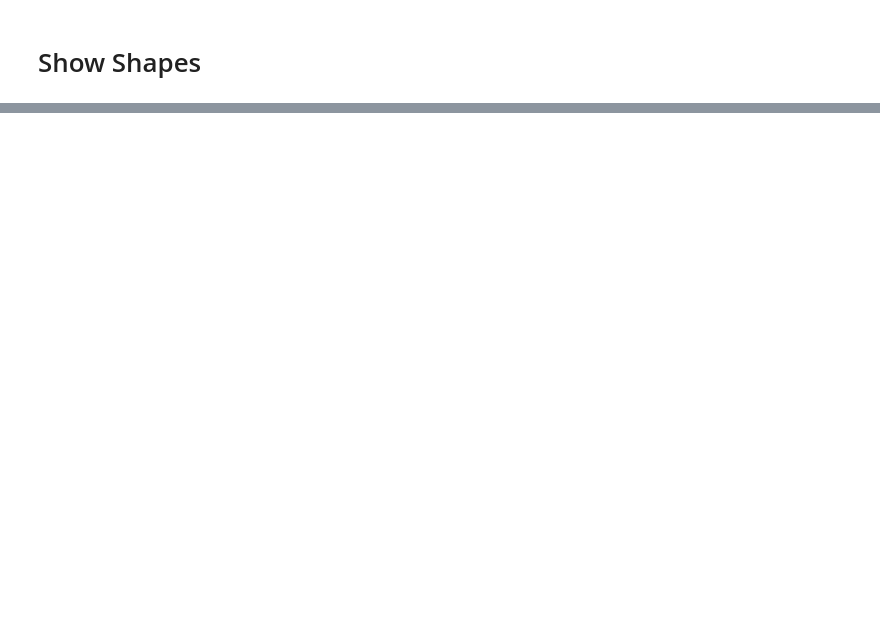
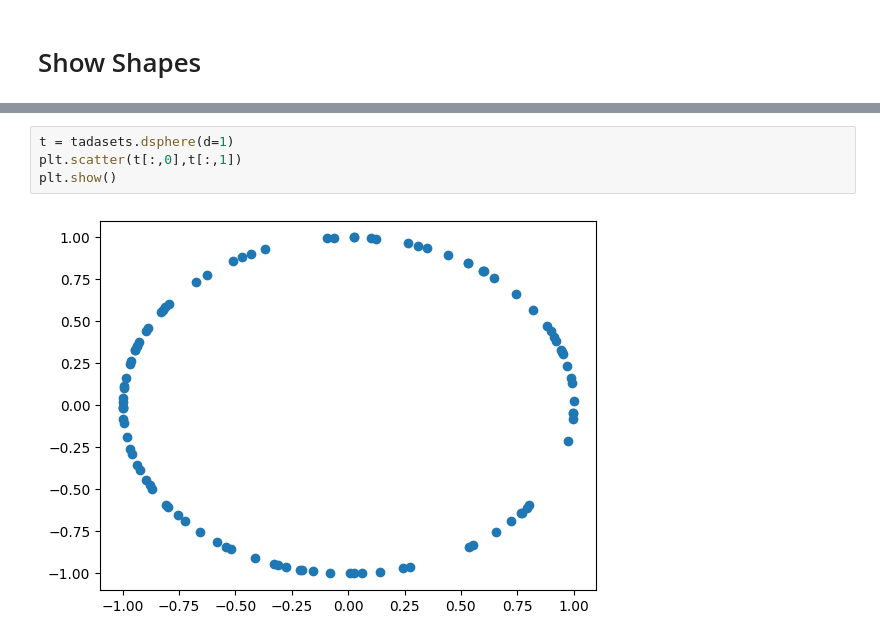
Before and after one commit to scikit-tda/tadasets, a Jupyter notebook: docs/notebooks/Examples.ipynb, the cells around one changed output, grey strips where cells are left out. Drawn from its saved outputs; the diff is of its cells as text; blank space fills up the shorter version.

```diff
--- a/docs/notebooks/Examples.ipynb
+++ b/docs/notebooks/Examples.ipynb
@@ -22,0 +40,6 @@ tadasets.plot3d(t)
+# %%
+t = tadasets.dsphere(d=1)
+plt.scatter(t[:,0],t[:,1])
+plt.show()
+# %% [output]
+[figure, added]
```
Also changed, not shown: parts of 10 cells of this notebook, 12 other files.
